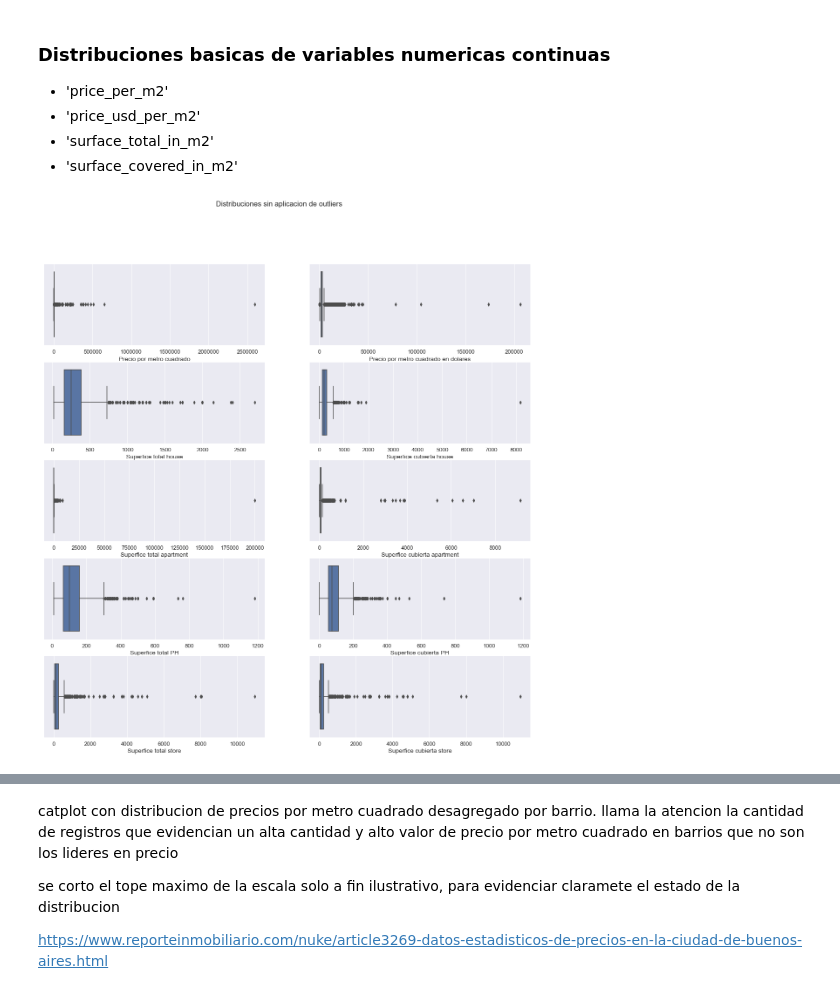
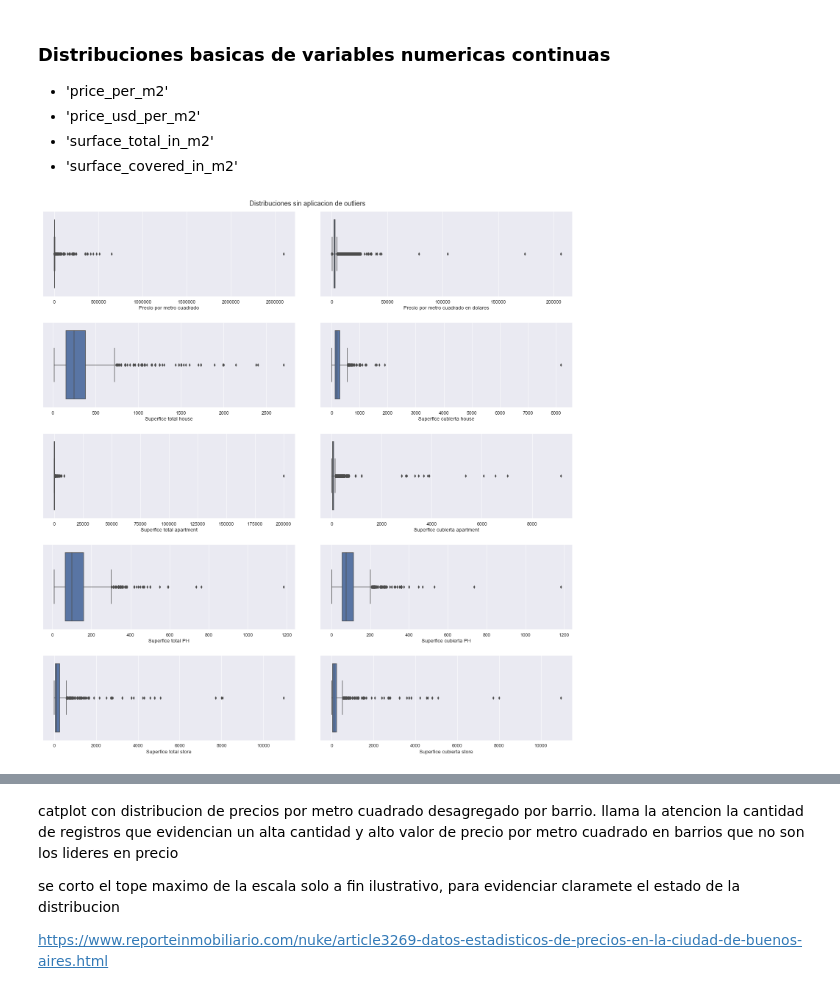
Before and after one commit to mauriciomem/DH_DS_desafio_2_properati, a Jupyter notebook: final.ipynb, the cells around one changed output, grey strips where cells are left out. Cells and saved outputs as stored; diff of their text form; code cells hidden in the pictures.

```diff
--- a/final.ipynb
+++ b/final.ipynb
@@ -240,41 +291,42 @@ prop_house = data.property_type == 'house'
 # %%
 sns.set_style("darkgrid")
 fig, axs = plt.subplots(5,2,figsize=(20,20))
-fig.suptitle('Distribuciones sin aplicacion de outliers')
+fig.suptitle('Distribuciones sin aplicacion de outliers', y=1.02, fontsize=18)
+plt.subplots_adjust(left=0, bottom=0, right=1, top=1, wspace=0.1, hspace=0.3)
 
 sns.boxplot(x='price_per_m2', data=data, ax=axs[0,0])
 axs[0,0].set(xlabel='Precio por metro cuadrado')
 
 sns.boxplot(x='price_usd_per_m2', data=data, ax=axs[0,1])
 axs[0,1].set(xlabel='Precio por metro cuadrado en dolares')
 
 sns.boxplot(x='surface_total_in_m2', data=data.loc[prop_house, :], ax=axs[1,0])
 axs[1,0].set(xlabel='Superfice total house')
 
 sns.boxplot(x='surface_covered_in_m2', data=data.loc[prop_house, :], ax=axs[1,1])
 axs[1,1].set(xlabel='Superfice cubierta house')
 
 sns.boxplot(x='surface_total_in_m2', data=data.loc[prop_apartment, :], ax=axs[2,0])
 axs[2,0].set(xlabel='Superfice total apartment')
 
 sns.boxplot(x='surface_covered_in_m2', data=data.loc[prop_apartment, :], ax=axs[2,1])
 axs[2,1].set(xlabel='Superfice cubierta apartment')
 
 sns.boxplot(x='surface_total_in_m2', data=data.loc[prop_ph, :], ax=axs[3,0])
 axs[3,0].set(xlabel='Superfice total PH')
 
 sns.boxplot(x='surface_covered_in_m2', data=data.loc[prop_ph, :], ax=axs[3,1])
 axs[3,1].set(xlabel='Superfice cubierta PH')
 
 sns.boxplot(x='surface_total_in_m2', data=data.loc[prop_store, :], ax=axs[4,0])
 axs[4,0].set(xlabel='Superfice total store')
 
 sns.boxplot(x='surface_covered_in_m2', data=data.loc[prop_store, :], ax=axs[4,1])
 axs[4,1].set(xlabel='Superfice cubierta store')
 
 plt.show()
 # %% [output]
-[figure, old version]
+[figure, new version]
 # %%
 g = sns.catplot(data=data.sort_values(by=['price_usd_per_m2'], ascending=False), x='place_name', y='price_usd_per_m2', height=9, aspect=2)
 g.set_xticklabels(rotation=90)
```
Also changed, not shown: parts of 39 cells of this notebook.
